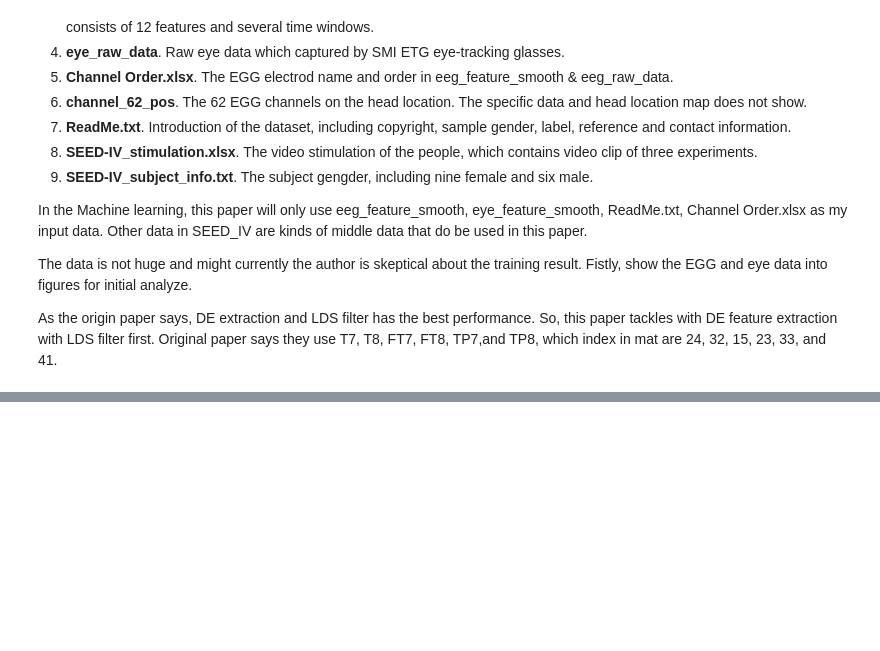
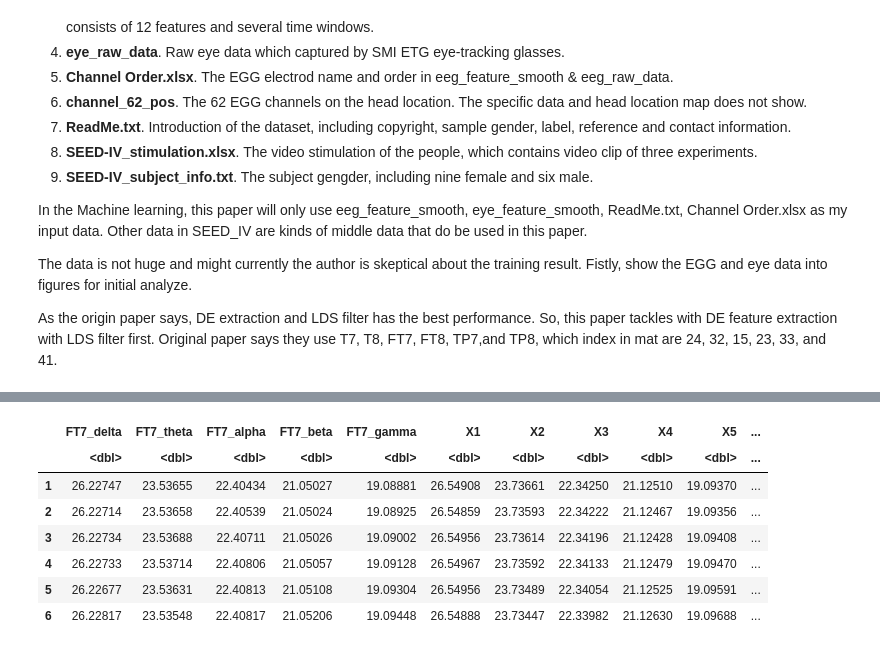
Before and after one commit to nieyangfei/EGG_Big_Data, a Jupyter notebook: EEG_Big_Data_Project.ipynb, the cells around one changed output, grey strips where cells are left out. Saved outputs shown, nothing was run; the diff lists cells and outputs as text; code cells hidden in the pictures; blank space fills up the shorter version.

```diff
--- a/EEG_Big_Data_Project.ipynb
+++ b/EEG_Big_Data_Project.ipynb
@@ -155,0 +181,72 @@ NULL
+# %%
+## Small size SVM test
+
+## Declaration
+FT7_order <- 15L
+FT8_order <- 23L
+T7_order <- 24L
+T8_order <- 32L
+TP7_order <- 33L
+TP8_order <- 41L
+
+delta_order <- 1
+theta_order <- 2
+alpha_order <- 3
+beta_order <- 4
+gamma_order <- 5
+
+times_order <-2
+
+# Read mat file
+EGG_sample_file_path_name <- "Project_EGG_Big_Data/SEED_IV/eeg_feature_smooth/1/1_20160518.mat"
+print(EGG_sample_file_path_name)
+# Find the file in my Google Drive and see it
+EGG_sample_file <- drive_get(EGG_sample_file_path_name)
+head(EGG_sample_file)
+drive_download(EGG_sample_file, path = "1_20160518.mat", overwrite = TRUE)
+sample <- readMat("1_20160518.mat")
+
+de_LDS1 <- sample$de.LDS1
+# Arrange the data
+neutral = sample$de.LDS4[24, , 1]
+sad = sample$de.LDS1[24, , 1]
+fear = sample$de.LDS2[24, , 1]
+happy = sample$de.LDS3[24, , 1]
+
+# "Neutral", "Sad", "Fear", "Happy"
+FT7 <- sample$de.LDS4[FT7_order, , ]
+FT8 <- sample$de.LDS4[FT8_order, , ]
+T7 <- sample$de.LDS4[T7_order, , ]
+T8 <- sample$de.LDS4[T8_order, , ]
+TP7 <- sample$de.LDS4[TP7_order, , ]
+TP8 <- sample$de.LDS4[TP8_order, , ]
+emotion <- rep("Neutral", dim(sample$de.LDS4)[times_order])
+
+FT7 <- rbind(FT7, sample$de.LDS1[FT7_order, , ])
+FT8 <- rbind(FT8, sample$de.LDS1[FT8_order, , ])
+T7 <- rbind(T7, sample$de.LDS1[T7_order, , ])
+T8 <- rbind(T8, sample$de.LDS1[T8_order, , ])
+TP7 <- rbind(TP7, sample$de.LDS1[TP7_order, , ])
+TP8 <- rbind(TP8, sample$de.LDS1[TP8_order, , ])
+newEmotion <- rep("Sad", dim(sample$de.LDS1)[times_order])
+emotion <- c(emotion, newEmotion)
+
+emotion <- factor(emotion)
+colnames(FT7) <- c("FT7_delta", "FT7_theta", "FT7_alpha", "FT7_beta", "FT7_gamma")
+
+egg_data <- data.frame(
+  FT7, FT8, T7, T8, TP7, TP8, emotion
+)
+
+head(egg_data)
+
+# Train SVM
+svm_model <- svm(emotion ~ ., data = egg_data, kernel = "radial")
+pred <- predict(svm_model, newdata = egg_data)
+
+# Confusion matrix
+table(Predicted = pred, Actual = egg_data$emotion)
+
+# Simple accuracy
+mean(pred == egg_data$emotion)
+# %% [output]
@@ -155,0 +267,8 @@ NULL
+|  | FT7_delta | FT7_theta | FT7_alpha | FT7_beta | FT7_gamma | X1 | X2 | X3 | X4 | X5 | ... |
+|  | <dbl> | <dbl> | <dbl> | <dbl> | <dbl> | <dbl> | <dbl> | <dbl> | <dbl> | <dbl> | ... |
+| 1 | 26.22747 | 23.53655 | 22.40434 | 21.05027 | 19.08881 | 26.54908 | 23.73661 | 22.34250 | 21.12510 | 19.09370 | ... |
+| 2 | 26.22714 | 23.53658 | 22.40539 | 21.05024 | 19.08925 | 26.54859 | 23.73593 | 22.34222 | 21.12467 | 19.09356 | ... |
+| 3 | 26.22734 | 23.53688 | 22.40711 | 21.05026 | 19.09002 | 26.54956 | 23.73614 | 22.34196 | 21.12428 | 19.09408 | ... |
+| 4 | 26.22733 | 23.53714 | 22.40806 | 21.05057 | 19.09128 | 26.54967 | 23.73592 | 22.34133 | 21.12479 | 19.09470 | ... |
+| 5 | 26.22677 | 23.53631 | 22.40813 | 21.05108 | 19.09304 | 26.54956 | 23.73489 | 22.34054 | 21.12525 | 19.09591 | ... |
+| 6 | 26.22817 | 23.53548 | 22.40817 | 21.05206 | 19.09448 | 26.54888 | 23.73447 | 22.33982 | 21.12630 | 19.09688 | ... |
```
Also changed, not shown: parts of 9 cells of this notebook.
